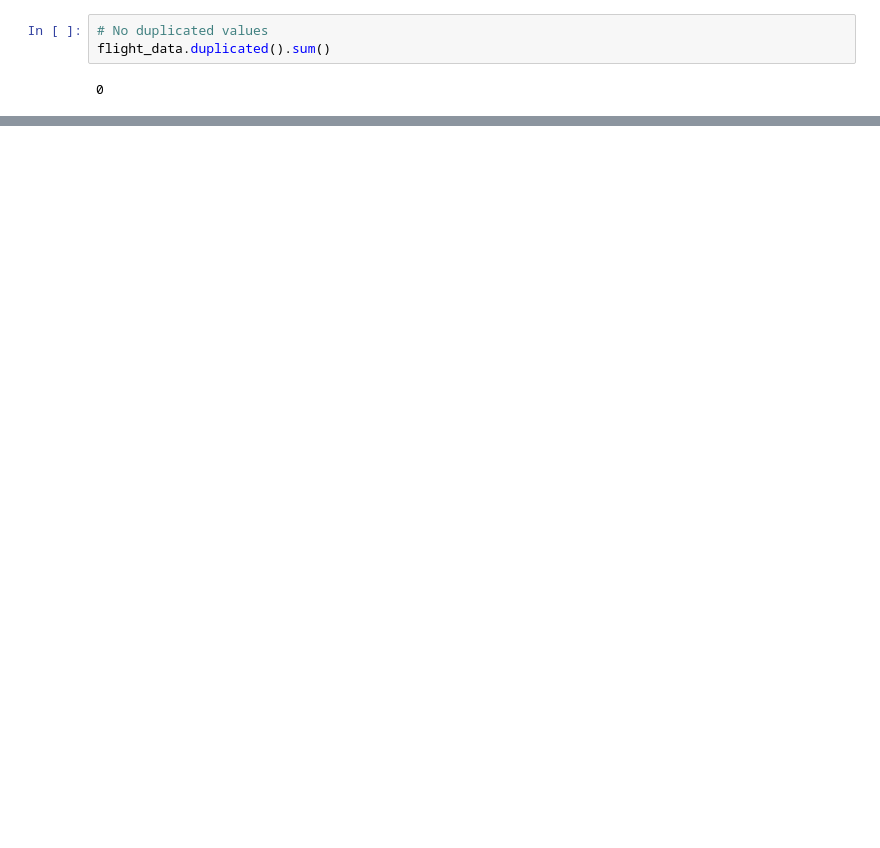
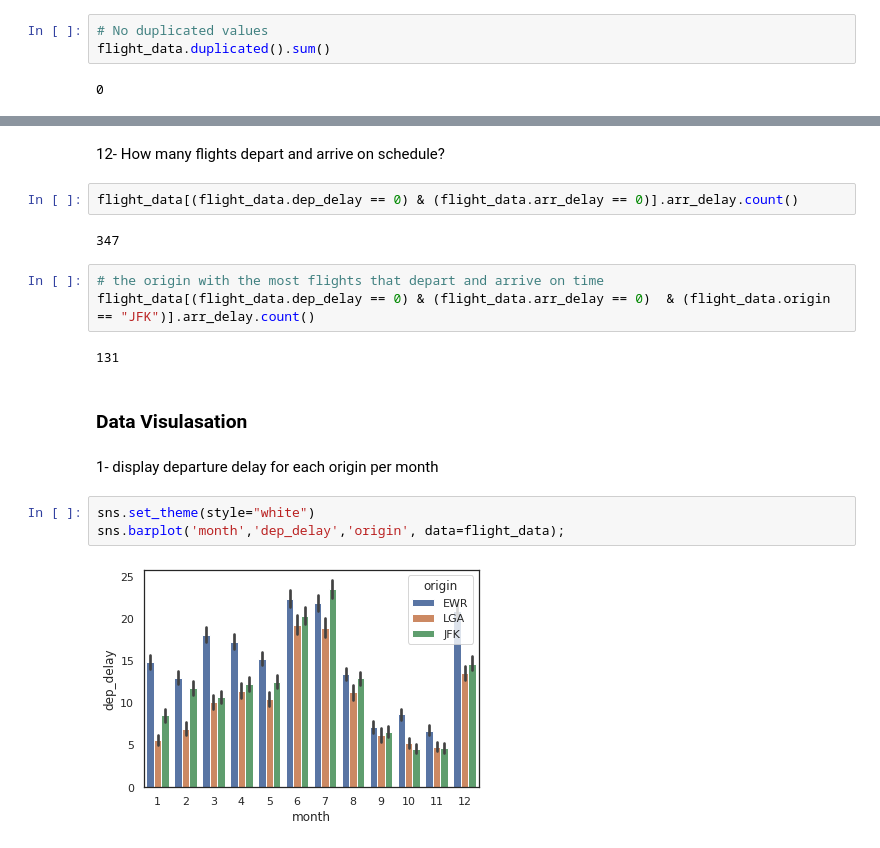
Before and after one commit to rawanalqarni/Flight_delay_EDA, a Jupyter notebook: flight_delay.ipynb, the cells around one changed output, grey strips where cells are left out. Cells and saved outputs as stored; diff of their text form; blank space fills up the shorter version.

```diff
--- a/flight_delay.ipynb
+++ b/flight_delay.ipynb
@@ -337,0 +309,20 @@ flight_data.duplicated().sum()
+# %% [markdown]
+12- How many flights depart and arrive on schedule?
+# %%
+flight_data[(flight_data.dep_delay == 0) & (flight_data.arr_delay == 0)].arr_delay.count()
+# %% [output]
+347
+# %%
+# the origin with the most flights that depart and arrive on time
+flight_data[(flight_data.dep_delay == 0) & (flight_data.arr_delay == 0)  & (flight_data.origin == "JFK")].arr_delay.count()
+# %% [output]
+131
+# %% [markdown]
+### Data Visulasation
+# %% [markdown]
+1- display departure delay for each origin per month
+# %%
+sns.set_theme(style="white")
+sns.barplot('month','dep_delay','origin', data=flight_data);
+# %% [output]
+[figure, added]
```
Also changed, not shown: parts of 71 cells of this notebook.
